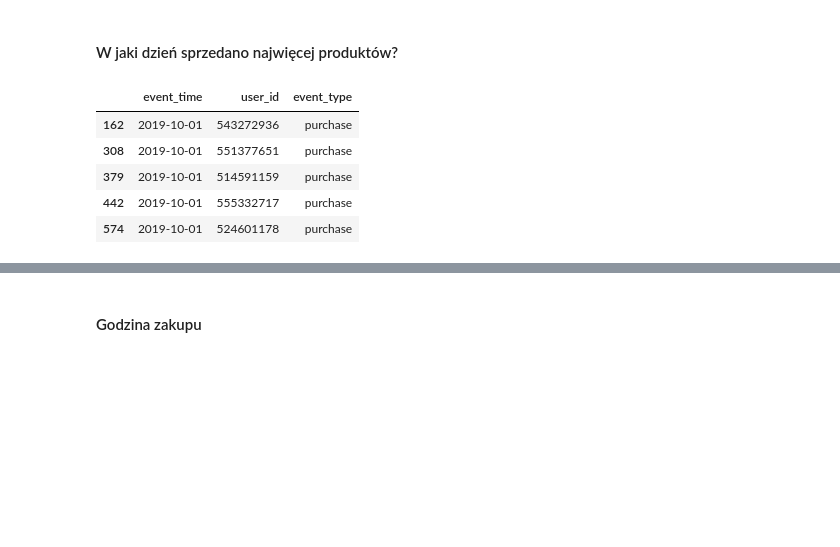
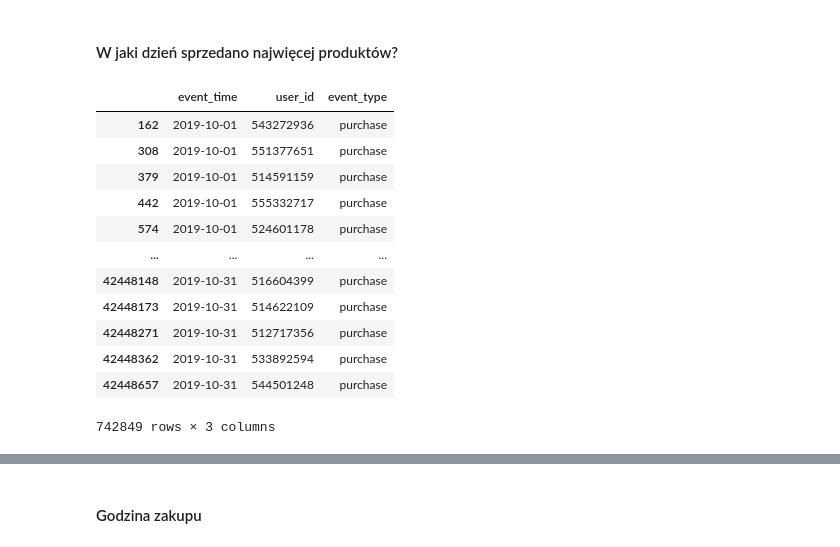
Before and after one commit to Daniel-Struzik/magisterka, a Jupyter notebook: mag_eda.ipynb, the cells around one changed output, grey strips where cells are left out. Cells and saved outputs as stored; diff of their text form; code cells hidden in the pictures; blank space fills up the shorter version.

```diff
--- a/mag_eda.ipynb
+++ b/mag_eda.ipynb
@@ -97,16 +100,23 @@ Liczba uniklanych produktów: 166794
 # %% [markdown]
 #### W jaki dzień sprzedano najwięcej produktów?
 # %%
-purchase_date = df.loc[:,['event_time', 'user_id', 'event_type']]
+purchase_date = df.loc[:,['event_time', 'user_id', 'event_type']].copy()
 purchase_date = purchase_date.loc[(purchase_date['event_type'] == 'purchase')]
 purchase_date['event_time'] = purchase_date['event_time'].apply(lambda s: str(s)[0:10])
-purchase_date.head()
+purchase_date
 # %% [output]
 |  | event_time | user_id | event_type |
 | 162 | 2019-10-01 | 543272936 | purchase |
 | 308 | 2019-10-01 | 551377651 | purchase |
 | 379 | 2019-10-01 | 514591159 | purchase |
 | 442 | 2019-10-01 | 555332717 | purchase |
 | 574 | 2019-10-01 | 524601178 | purchase |
+| ... | ... | ... | ... |
+| 42448148 | 2019-10-31 | 516604399 | purchase |
+| 42448173 | 2019-10-31 | 514622109 | purchase |
+| 42448271 | 2019-10-31 | 512717356 | purchase |
+| 42448362 | 2019-10-31 | 533892594 | purchase |
+| 42448657 | 2019-10-31 | 544501248 | purchase |
+742849 rows × 3 columns
 # %%
 daily_purchases = purchase_date.groupby(['event_time'])['user_id'].agg(['count']).sort_values(by=['event_time'], ascending=True)
```
Also changed, not shown: parts of 13 cells of this notebook.
